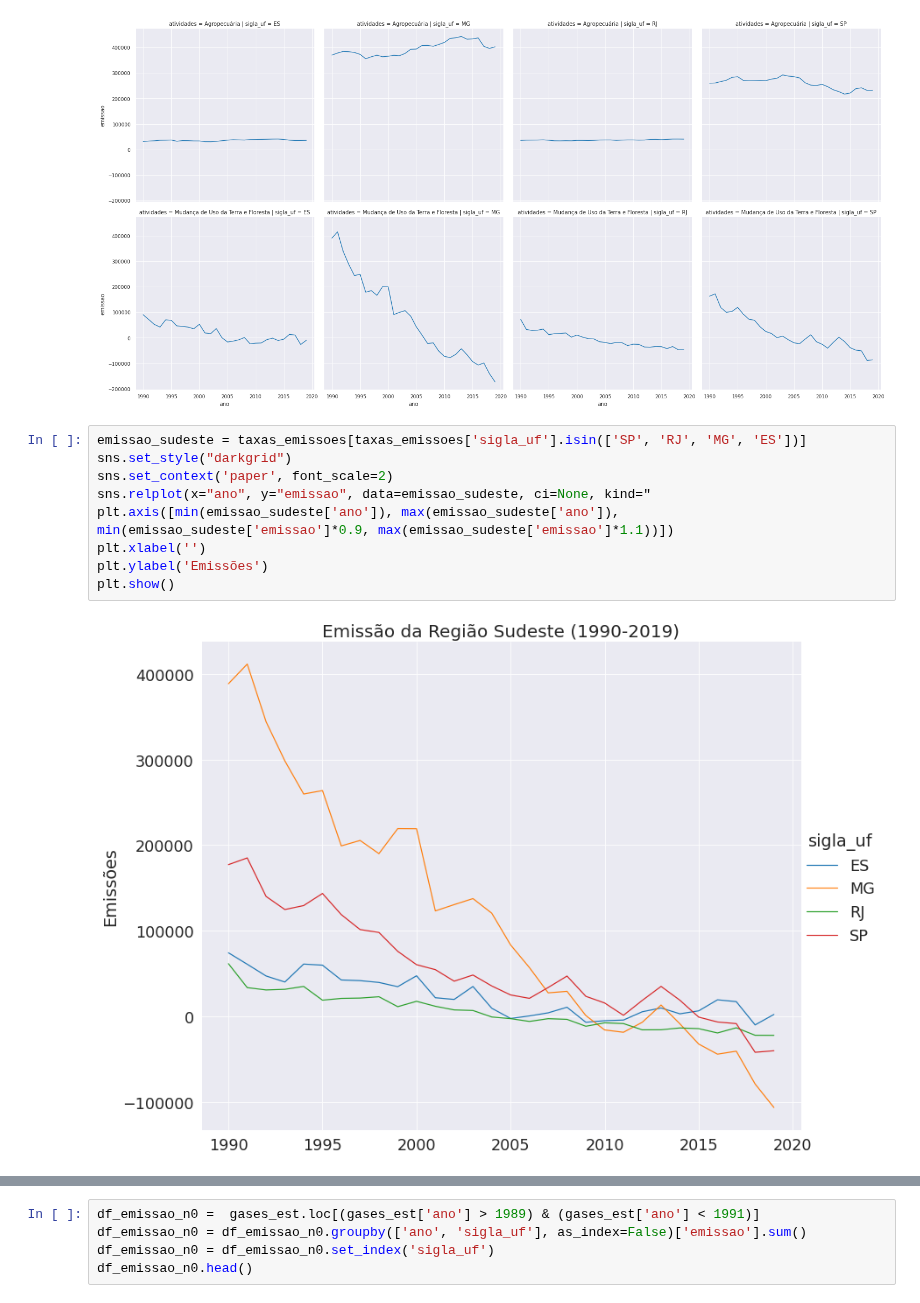
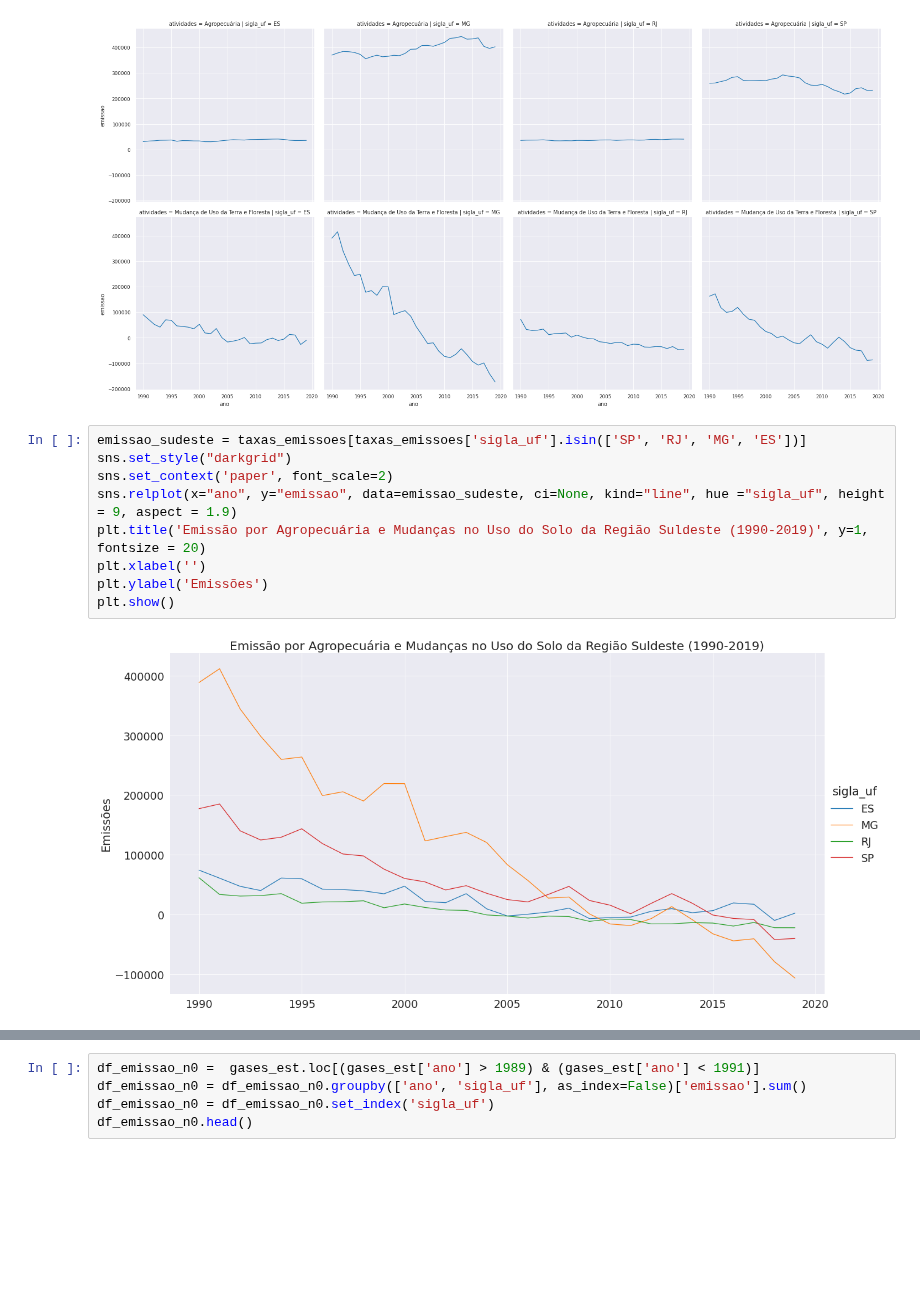
Before and after one commit to Rafaeco/Rafaeco, a Jupyter notebook: Projeto_Final_Dev.ipynb, the cells around one changed output, grey strips where cells are left out. Drawn from its saved outputs; the diff is of its cells as text; blank space fills up the shorter version.

```diff
--- a/Projeto_Final_Dev.ipynb
+++ b/Projeto_Final_Dev.ipynb
@@ -765,14 +720,14 @@ plt.show()
 # %%
 emissao_sudeste = taxas_emissoes[taxas_emissoes['sigla_uf'].isin(['SP', 'RJ', 'MG', 'ES'])]
 sns.set_style("darkgrid")
 sns.set_context('paper', font_scale=2)
-sns.relplot(x="ano", y="emissao", data=emissao_sudeste, ci=None, kind="
-plt.axis([min(emissao_sudeste['ano']), max(emissao_sudeste['ano']), min(emissao_sudeste['emissao']*0.9, max(emissao_sudeste['emissao']*1.1))])
+sns.relplot(x="ano", y="emissao", data=emissao_sudeste, ci=None, kind="line", hue ="sigla_uf", height = 9, aspect = 1.9)
+plt.title('Emissão por Agropecuária e Mudanças no Uso do Solo da Região Suldeste (1990-2019)', y=1, fontsize = 20)
 plt.xlabel('')
 plt.ylabel('Emissões')
 plt.show()
 # %% [output]
-[figure, old version]
+[figure, new version]
 # %%
 emissao_sul = taxas_emissoes[taxas_emissoes['sigla_uf'].isin(['PR', 'SC', 'RS'])]
 sns.set_style("darkgrid")
```
Also changed, not shown: parts of 24 cells of this notebook.
